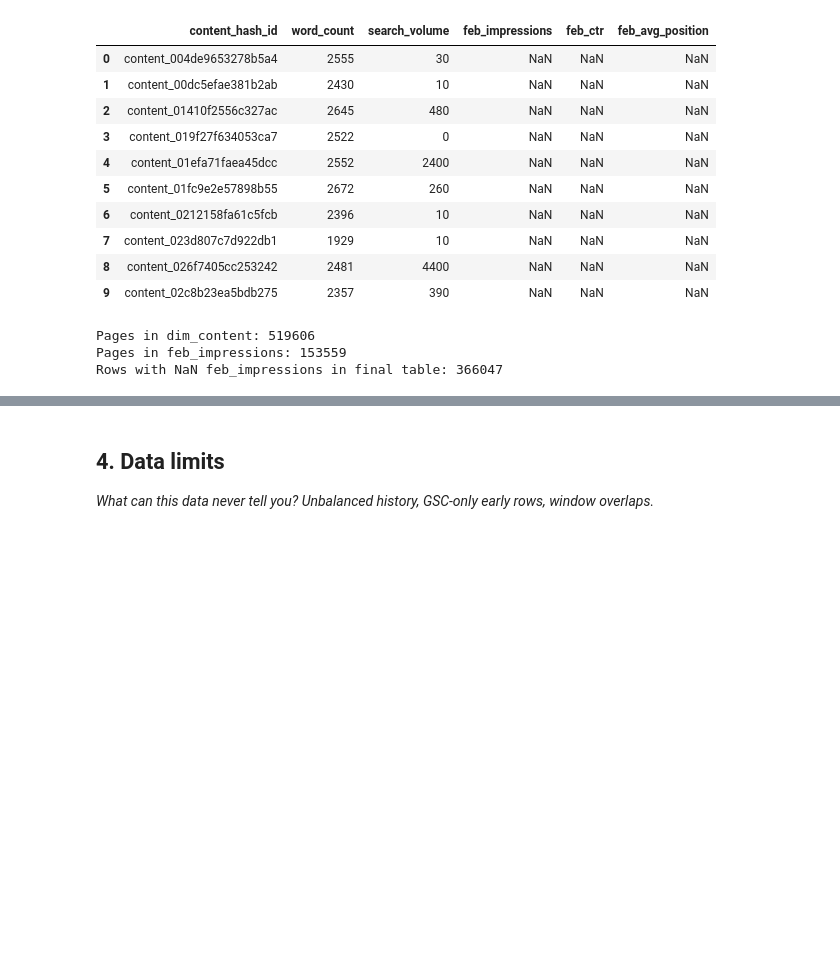
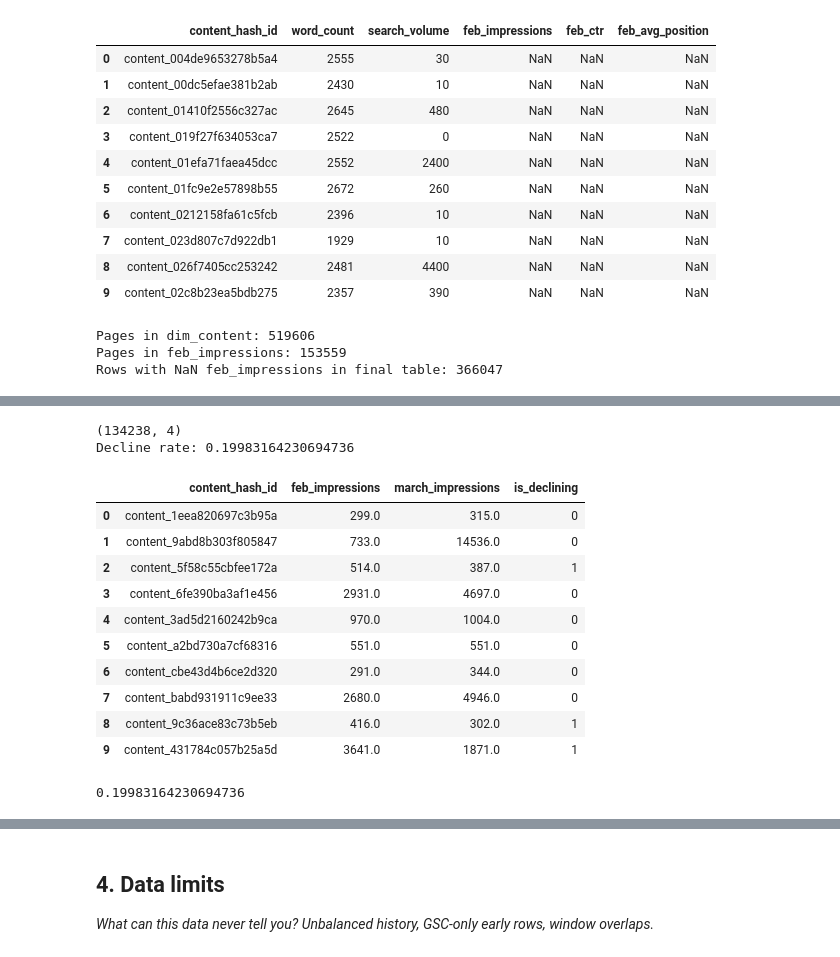
Before and after one commit to fatima12aa/fa-ml, a Jupyter notebook: work/notebooks/w03_data_contract.ipynb, the cells around one changed output, grey strips where cells are left out. Drawn from its saved outputs; the diff is of its cells as text; code cells hidden in the pictures; blank space fills up the shorter version.

```diff
--- a/work/notebooks/w03_data_contract.ipynb
+++ b/work/notebooks/w03_data_contract.ipynb
@@ -524,0 +567,65 @@ Rows with NaN feb_impressions in final table: 366047
+# %%
+# Merge Feb and March impressions into one table, keyed by content_hash_id.
+# Using INNER merge here (not left) -- we only want pages that have REAL
+# data in BOTH months, since comparing Feb vs March only makes sense if
+# both numbers are genuinely measured, not one real and one missing.
+trend_data = feb_impressions.merge(march_impressions, on="content_hash_id", how="inner")
+
+# Build the label: did the page lose more than 20% of its traffic
+# from February to March? (see threshold explanation above)
+trend_data["is_declining"] = (
+    trend_data["march_impressions"] < 0.8 * trend_data["feb_impressions"]
+).astype(int)
+
+print(trend_data.shape)
+print("Decline rate:", trend_data["is_declining"].mean())
+trend_data.head(10)
+# %% [output]
+(134238, 4)
+Decline rate: 0.19983164230694736
+|  | content_hash_id | feb_impressions | march_impressions | is_declining |
+| 0 | content_1eea820697c3b95a | 299.0 | 315.0 | 0 |
+| 1 | content_9abd8b303f805847 | 733.0 | 14536.0 | 0 |
+| 2 | content_5f58c55cbfee172a | 514.0 | 387.0 | 1 |
+| 3 | content_6fe390ba3af1e456 | 2931.0 | 4697.0 | 0 |
+| 4 | content_3ad5d2160242b9ca | 970.0 | 1004.0 | 0 |
+| 5 | content_a2bd730a7cf68316 | 551.0 | 551.0 | 0 |
+| 6 | content_cbe43d4b6ce2d320 | 291.0 | 344.0 | 0 |
+| 7 | content_babd931911c9ee33 | 2680.0 | 4946.0 | 0 |
+| 8 | content_9c36ace83c73b5eb | 416.0 | 302.0 | 1 |
+| 9 | content_431784c057b25a5d | 3641.0 | 1871.0 | 1 |
+# %%
+print(trend_data["is_declining"].mean())
+# ============================================================
+# BUILDING THE LABEL: February vs March comparison
+# ------------------------------------------------------------
+# We merge feb_impressions and march_impressions into one table so both
+# numbers sit in the same row, per page -- required before any comparison
+# is possible.
+#
+# INNER merge (not left): we only keep pages with REAL data in BOTH
+# months, since comparing Feb vs March only makes sense if both numbers
+# are genuinely measured (not one real, one missing/NaN).
+#
+# is_declining = 1 if march_impressions < 0.8 * feb_impressions
+#              (i.e. March lost more than 20% of February's traffic)
+#              else 0
+#
+# This is a BOOLEAN-style label (only ever 0 or 1), same idea as the
+# CSV's is_declining_label -- but built here from two real calendar
+# months we verified ourselves, rather than loaded from a pre-made
+# column.
+#
+# Result: 19.98% decline rate under this definition -- different from
+# the CSV's 54.2%, because this uses a stricter, self-defined threshold
+# (a genuine 20%+ month-over-month drop), not the CSV's original
+# trend_direction formula. Different definition -> different number,
+# not an error.
+#
+# IMPORTANT: no model or training has happened yet at this step -- this
+# is pure arithmetic on two real, already-measured numbers. Leakage is
+# a concept that applies later, once we start choosing which columns to
+# feed a MODEL as features.
+# ============================================================
+# %% [output]
+0.19983164230694736
```
Also changed, not shown: parts of 12 cells of this notebook.
